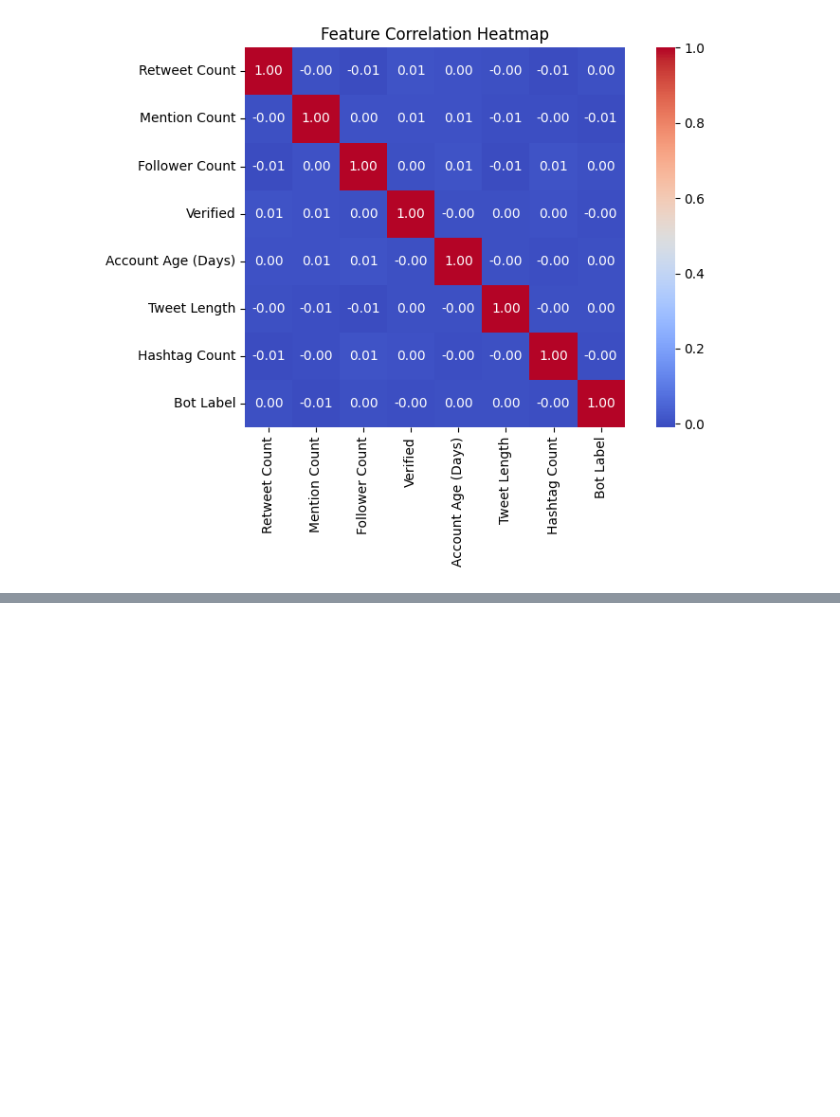
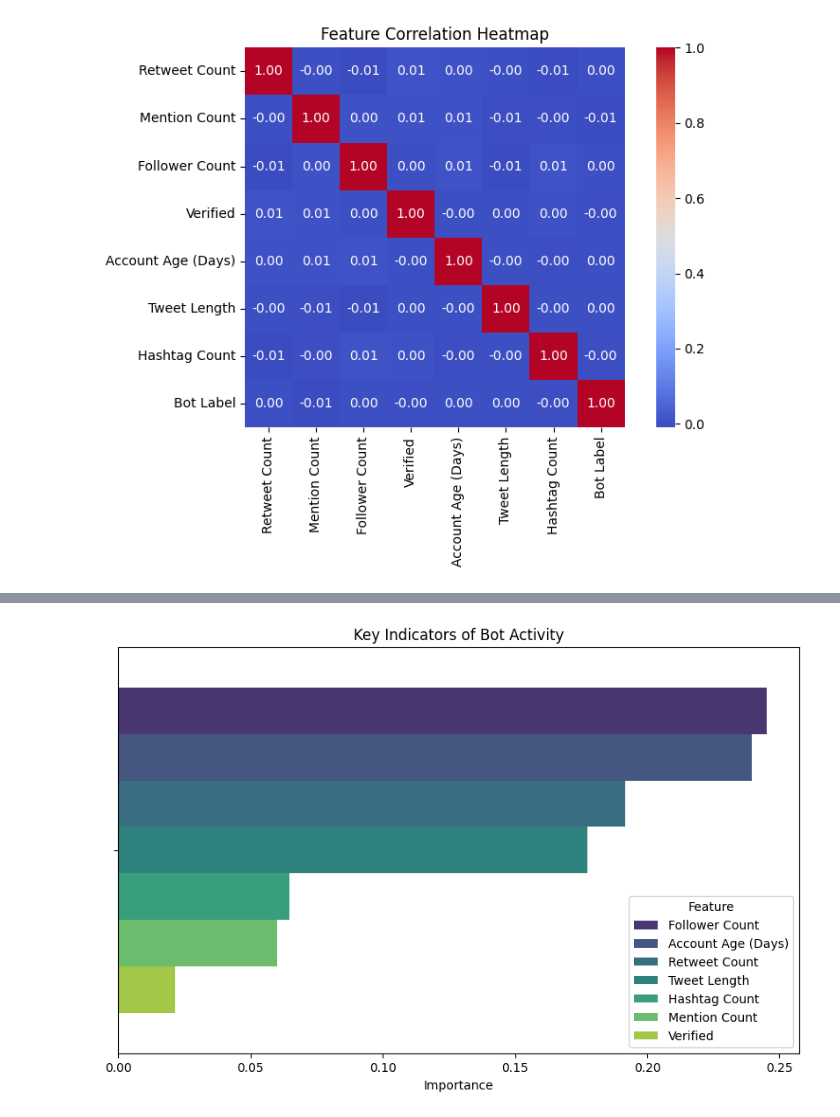
Before and after one commit to aaminahmq/CS-166-Team-1-Social-Media-AI-Bot-Detection, a Jupyter notebook: Notebooks/Cs_166_Group_Project_AI_bot_detection.ipynb, the cells around one changed output, grey strips where cells are left out. Drawn from its saved outputs; the diff is of its cells as text; code cells hidden in the pictures; blank space fills up the shorter version.

```diff
--- a/Notebooks/Cs_166_Group_Project_AI_bot_detection.ipynb
+++ b/Notebooks/Cs_166_Group_Project_AI_bot_detection.ipynb
@@ -256,0 +301,12 @@ plt.show()
+# %%
+# Extract feature importance
+importances = model.feature_importances_
+feature_importance_df = pd.DataFrame({'Feature': features, 'Importance': importances})
+feature_importance_df = feature_importance_df.sort_values(by='Importance', ascending=False)
+
+plt.figure(figsize=(10, 6))
+sns.barplot(x='Importance', hue='Feature', data=feature_importance_df, palette='viridis')
+plt.title('Key Indicators of Bot Activity')
+plt.show()
+# %% [output]
+[figure, added]
```
Also changed, not shown: parts of 7 cells of this notebook, 2 other files.
